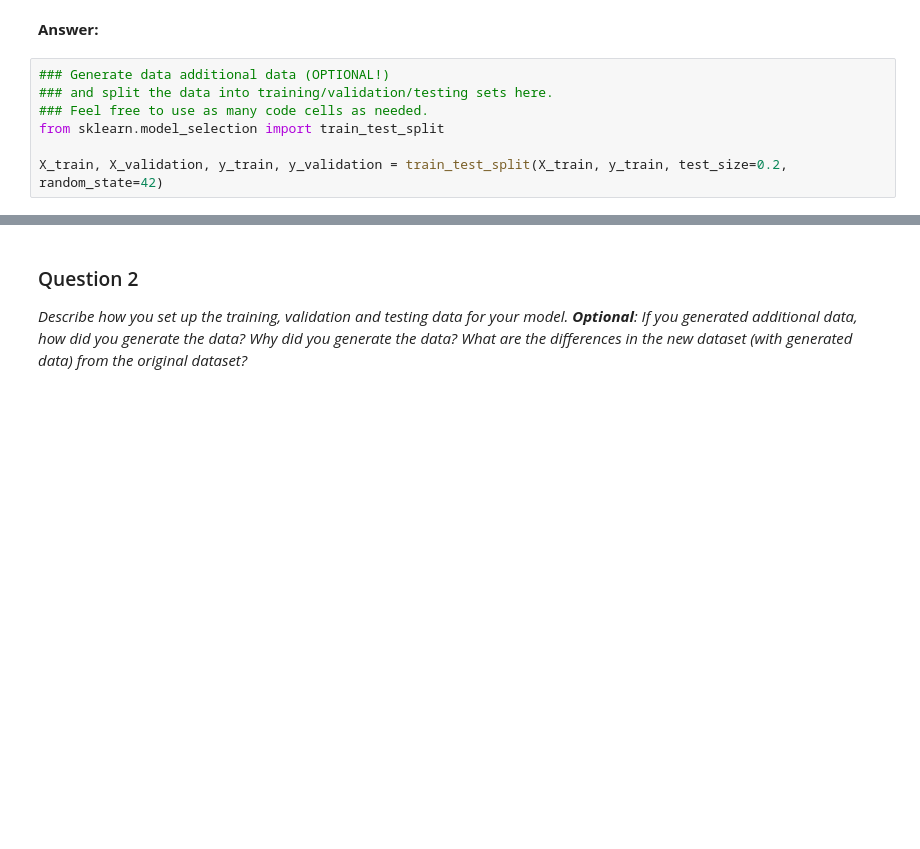
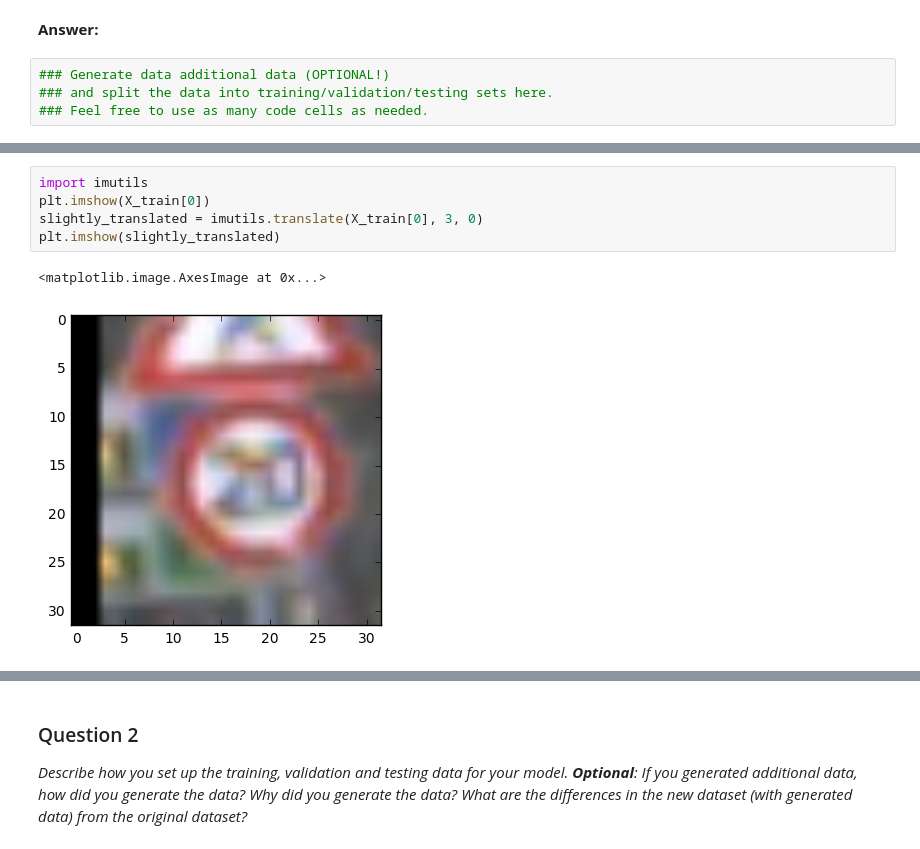
Before and after one commit to hristo-vrigazov/traffic-signs, a Jupyter notebook: Traffic_Sign_Classifier.ipynb, the cells around one changed output, grey strips where cells are left out. Saved outputs shown, nothing was run; the diff lists cells and outputs as text; blank space fills up the shorter version.

```diff
--- a/Traffic_Sign_Classifier.ipynb
+++ b/Traffic_Sign_Classifier.ipynb
@@ -148,6 +148,3 @@ _Describe how you preprocessed the data. Why did you choose that technique?
 ### Generate data additional data (OPTIONAL!)
 ### and split the data into training/validation/testing sets here.
 ### Feel free to use as many code cells as needed.
-from sklearn.model_selection import train_test_split
-
-X_train, X_validation, y_train, y_validation = train_test_split(X_train, y_train, test_size=0.2, random_state=42)
@@ -153,0 +155,8 @@ X_train, X_validation, y_train, y_validation = train_test_split(X_train, y_train
+# %%
+import imutils
+plt.imshow(X_train[0])
+slightly_translated = imutils.translate(X_train[0], 3, 0)
+plt.imshow(slightly_translated)
+# %% [output]
+<matplotlib.image.AxesImage at 0x...>
+[figure, added]
```
Also changed, not shown: parts of 5 cells of this notebook.
